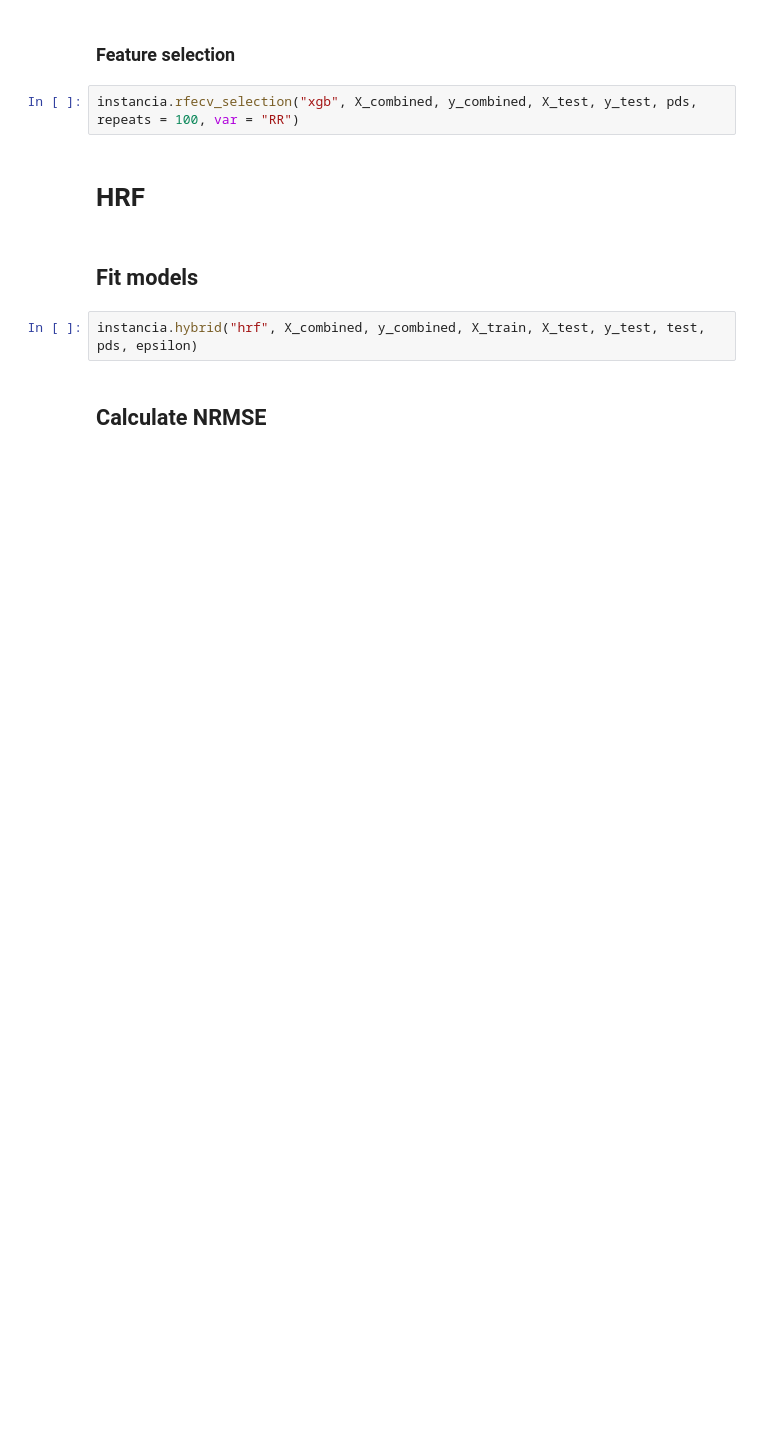
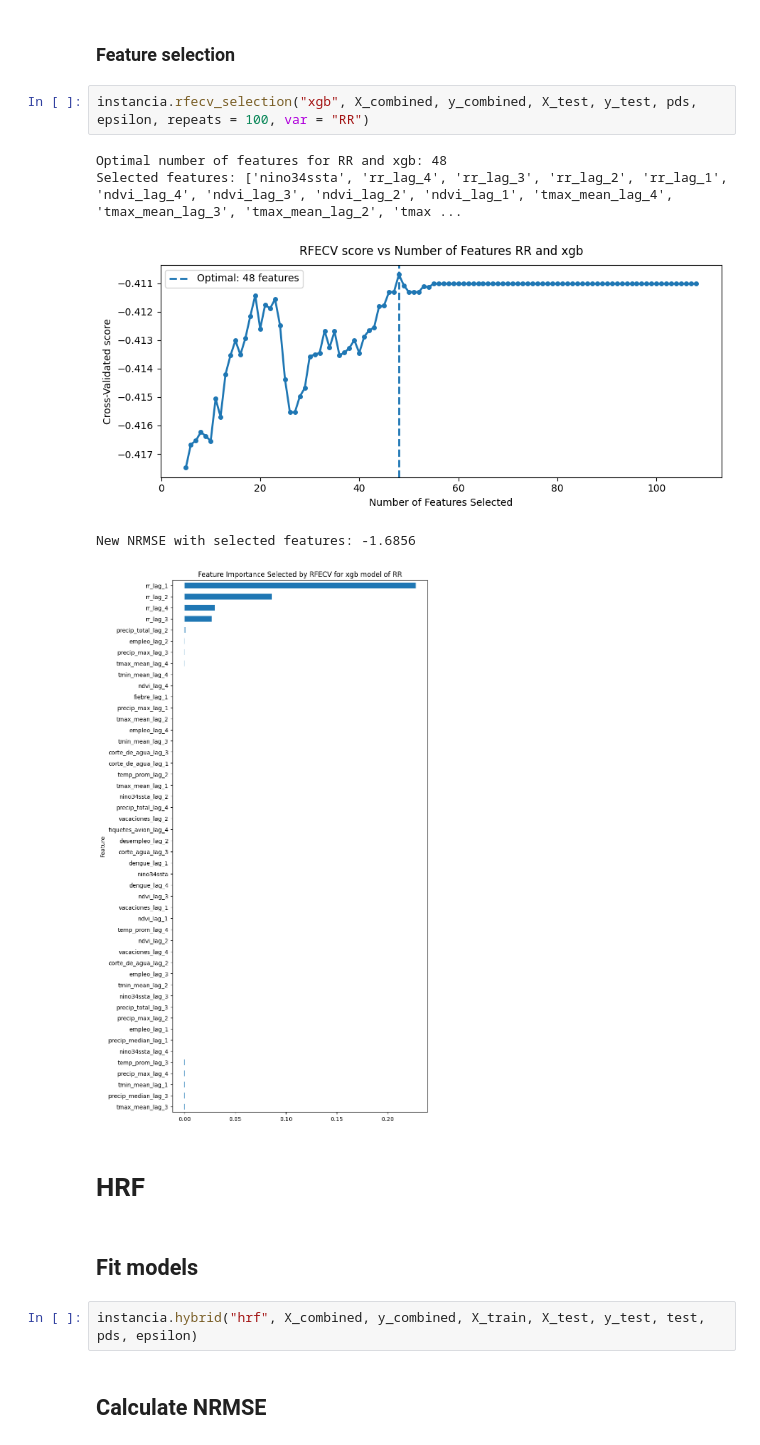
Before and after one commit to artisticlimon/dengue-model, a Jupyter notebook: models/model_scripts/models_for_all_cantons.ipynb, the cells around one changed output. Drawn from its saved outputs; the diff is of its cells as text; blank space fills up the shorter version.

```diff
--- a/models/model_scripts/models_for_all_cantons.ipynb
+++ b/models/model_scripts/models_for_all_cantons.ipynb
@@ -63,7 +138,13 @@ instancia.var_importance(X_test, y_test, "xgb", repeats = 100, var = "RR")
 # %% [markdown]
 ### Feature selection
 # %%
-instancia.rfecv_selection("xgb", X_combined, y_combined, X_test, y_test, pds, repeats = 100, var = "RR")
+instancia.rfecv_selection("xgb", X_combined, y_combined, X_test, y_test, pds, epsilon, repeats = 100, var = "RR")
+# %% [output]
+Optimal number of features for RR and xgb: 48
+Selected features: ['nino34ssta', 'rr_lag_4', 'rr_lag_3', 'rr_lag_2', 'rr_lag_1', 'ndvi_lag_4', 'ndvi_lag_3', 'ndvi_lag_2', 'ndvi_lag_1', 'tmax_mean_lag_4', 'tmax_mean_lag_3', 'tmax_mean_lag_2', 'tmax ...
+[figure, added]
+New NRMSE with selected features: -1.6856
+[figure, added]
 # %% [markdown]
 # HRF
 # %% [markdown]
```
Also changed, not shown: parts of 13 cells of this notebook, 1 other file.
